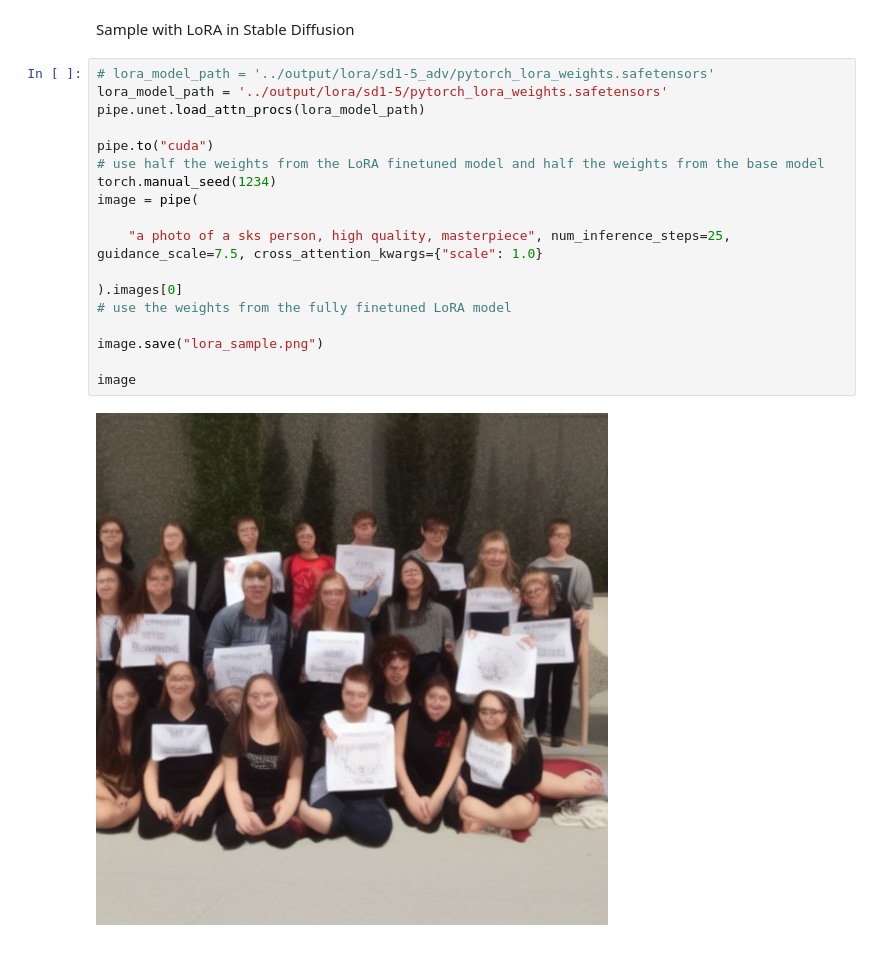
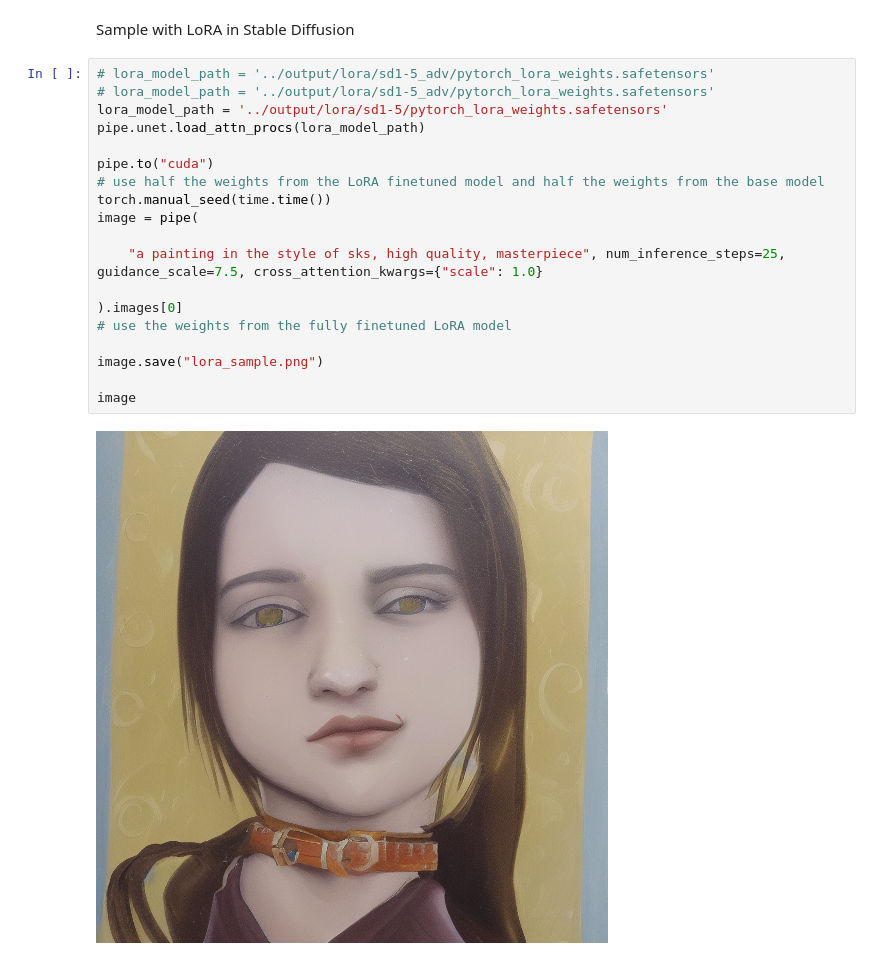
Before and after one commit to psyker-team/mist-v2, a Jupyter notebook: eval/sample_lora.ipynb, the cells around one changed output. Drawn from its saved outputs; the diff is of its cells as text.

```diff
--- a/eval/sample_lora.ipynb
+++ b/eval/sample_lora.ipynb
@@ -28,22 +29,23 @@ RuntimeError: CUDA unknown error - this may be due to an incorrectly set up envi
 # %% [markdown]
 Sample with LoRA in Stable Diffusion
 # %%
+# lora_model_path = '../output/lora/sd1-5_adv/pytorch_lora_weights.safetensors'
 # lora_model_path = '../output/lora/sd1-5_adv/pytorch_lora_weights.safetensors'
 lora_model_path = '../output/lora/sd1-5/pytorch_lora_weights.safetensors'
 pipe.unet.load_attn_procs(lora_model_path)
 
 pipe.to("cuda")
 # use half the weights from the LoRA finetuned model and half the weights from the base model
-torch.manual_seed(1234)
+torch.manual_seed(time.time())
 image = pipe(
 
-    "a photo of a sks person, high quality, masterpiece", num_inference_steps=25, guidance_scale=7.5, cross_attention_kwargs={"scale": 1.0}
+    "a painting in the style of sks, high quality, masterpiece", num_inference_steps=25, guidance_scale=7.5, cross_attention_kwargs={"scale": 1.0}
 
 ).images[0]
 # use the weights from the fully finetuned LoRA model
 
 image.save("lora_sample.png")
 
 image
 # %% [output]
-[figure, old version]
+[figure, new version]
```
Also changed, not shown: parts of 1 cell of this notebook, 13 other files.
